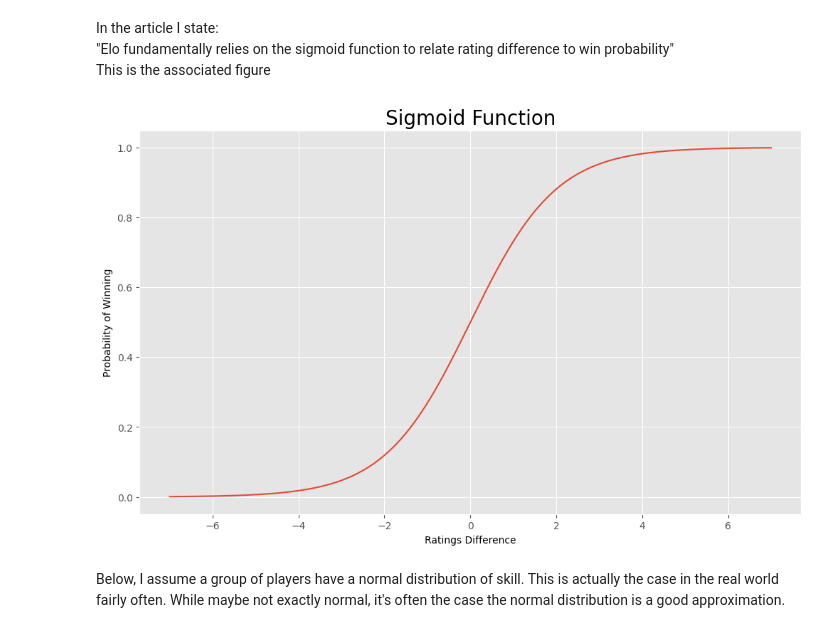
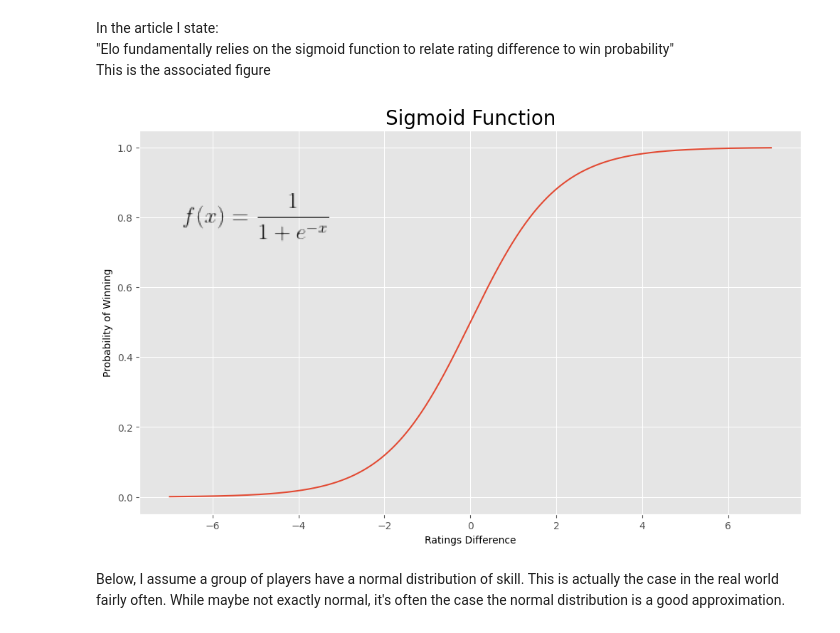
Before and after one commit to btatkinson/oddsmaker, a Jupyter notebook: medium/Rating Sports Teams Elo vs. Win Loss.ipynb, the cells around one changed output. Saved outputs shown, nothing was run; the diff lists cells and outputs as text; code cells hidden in the pictures.

```diff
--- a/medium/Rating Sports Teams Elo vs. Win Loss.ipynb
+++ b/medium/Rating Sports Teams Elo vs. Win Loss.ipynb
@@ -28,29 +29,29 @@ This is the associated figure
 # %%
 
 
 def sigmoid(x):
     return 1/(1+np.exp(-x))
 
 x = np.linspace(-7, 7, 1000)
 y = sigmoid(x)
 
 fig, ax = plt.subplots(figsize=(12,7))
 
 ax.plot(x, y)
 ax.set_title('Sigmoid Function',fontsize=20)
 ax.set_ylabel('Probability of Winning')
 ax.set_xlabel('Ratings Difference')
 # img = mpimg.imread('C:\\Users\Blake\Downloads\CodeCogsEqn.png')
-#The OffsetBox is a simple container artist.
+# ###The OffsetBox is a simple container artist.
 # imagebox = OffsetImage(img, zoom = 1.25)
-# #Container for the imagebox referring to a specific position *xy*.
-# ab = AnnotationBbox(imagebox, (-5, 0.8), frameon = False)
-# ax.add_artist(ab)
+#Container for the imagebox referring to a specific position *xy*.
+ab = AnnotationBbox(imagebox, (-5, 0.8), frameon = False)
+ax.add_artist(ab)
 
 # plt.savefig('C:\\Users\Blake\Downloads\medium_sigmoid.png')
 plt.show()
 # %% [output]
-[figure, old version]
+[figure, new version]
 # %% [markdown]
 
 Below, I assume a group of players have a normal distribution of skill. This is actually the case in the real world fairly often. While maybe not exactly normal, it's often the case the normal distribution is a good approximation.
```
Also changed, not shown: parts of 1 cell of this notebook, 3 other files.
